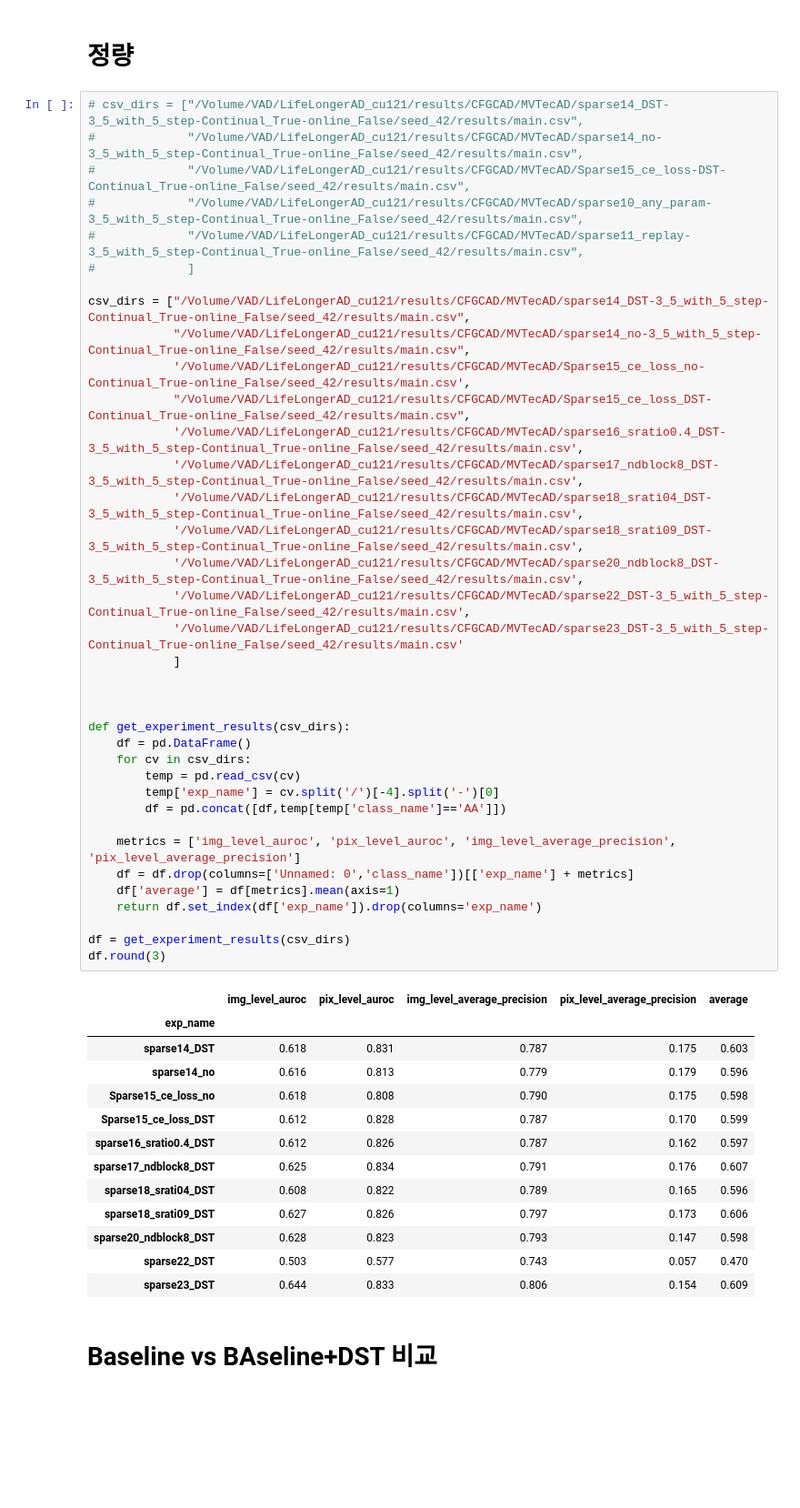
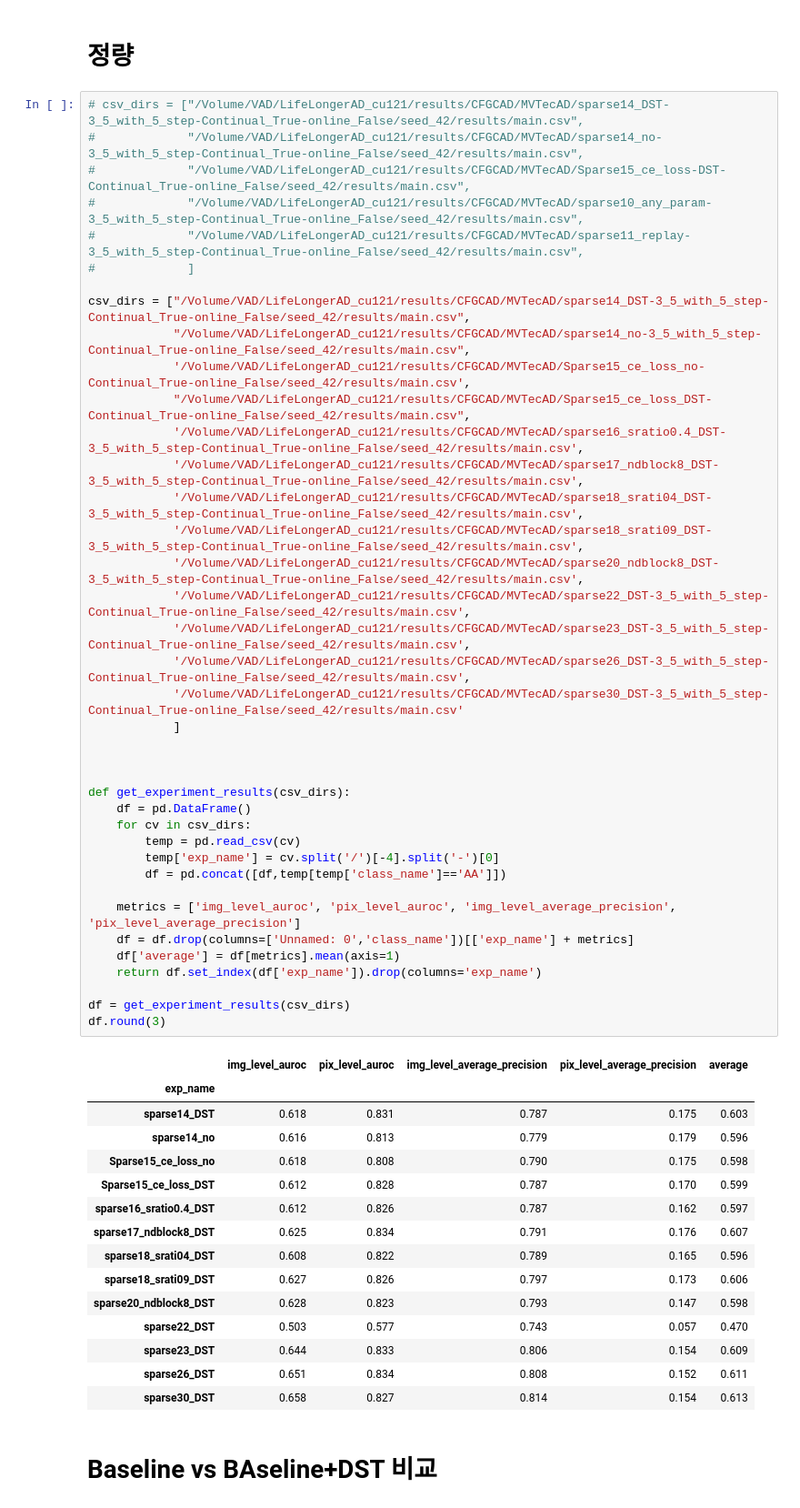
Before and after one commit to crimama/LifeLongerAD, a Jupyter notebook: notebooks/[CFGCAD] [2025-05-20] 연구미팅 보고 결과 정리.ipynb, the cells around one changed output. Shown at 91% size. Cells and saved outputs as stored; diff of their text form; blank space fills up the shorter version.

```diff
--- a/notebooks/[CFGCAD] [2025-05-20] 연구미팅 보고 결과 정리.ipynb
+++ b/notebooks/[CFGCAD] [2025-05-20] 연구미팅 보고 결과 정리.ipynb
@@ -23,39 +23,43 @@ csv_dirs = ["/Volume/VAD/LifeLongerAD_cu121/results/CFGCAD/MVTecAD/sparse14_DST-
             '/Volume/VAD/LifeLongerAD_cu121/results/CFGCAD/MVTecAD/sparse18_srati09_DST-3_5_with_5_step-Continual_True-online_False/seed_42/results/main.csv',
             '/Volume/VAD/LifeLongerAD_cu121/results/CFGCAD/MVTecAD/sparse20_ndblock8_DST-3_5_with_5_step-Continual_True-online_False/seed_42/results/main.csv',
             '/Volume/VAD/LifeLongerAD_cu121/results/CFGCAD/MVTecAD/sparse22_DST-3_5_with_5_step-Continual_True-online_False/seed_42/results/main.csv',
-            '/Volume/VAD/LifeLongerAD_cu121/results/CFGCAD/MVTecAD/sparse23_DST-3_5_with_5_step-Continual_True-online_False/seed_42/results/main.csv'
+            '/Volume/VAD/LifeLongerAD_cu121/results/CFGCAD/MVTecAD/sparse23_DST-3_5_with_5_step-Continual_True-online_False/seed_42/results/main.csv',
+            '/Volume/VAD/LifeLongerAD_cu121/results/CFGCAD/MVTecAD/sparse26_DST-3_5_with_5_step-Continual_True-online_False/seed_42/results/main.csv',
+            '/Volume/VAD/LifeLongerAD_cu121/results/CFGCAD/MVTecAD/sparse30_DST-3_5_with_5_step-Continual_True-online_False/seed_42/results/main.csv'
             ]
 
 
 
 def get_experiment_results(csv_dirs):
     df = pd.DataFrame()
     for cv in csv_dirs:
         temp = pd.read_csv(cv)
         temp['exp_name'] = cv.split('/')[-4].split('-')[0]
         df = pd.concat([df,temp[temp['class_name']=='AA']])
 
     metrics = ['img_level_auroc', 'pix_level_auroc', 'img_level_average_precision', 'pix_level_average_precision']
     df = df.drop(columns=['Unnamed: 0','class_name'])[['exp_name'] + metrics]
     df['average'] = df[metrics].mean(axis=1)
     return df.set_index(df['exp_name']).drop(columns='exp_name')
 
 df = get_experiment_results(csv_dirs)
 df.round(3)
 # %% [output]
 |  | img_level_auroc | pix_level_auroc | img_level_average_precision | pix_level_average_precision | average |
 | exp_name |  |  |  |  |  |
 | sparse14_DST | 0.618 | 0.831 | 0.787 | 0.175 | 0.603 |
 | sparse14_no | 0.616 | 0.813 | 0.779 | 0.179 | 0.596 |
 | Sparse15_ce_loss_no | 0.618 | 0.808 | 0.790 | 0.175 | 0.598 |
 | Sparse15_ce_loss_DST | 0.612 | 0.828 | 0.787 | 0.170 | 0.599 |
 | sparse16_sratio0.4_DST | 0.612 | 0.826 | 0.787 | 0.162 | 0.597 |
 | sparse17_ndblock8_DST | 0.625 | 0.834 | 0.791 | 0.176 | 0.607 |
 | sparse18_srati04_DST | 0.608 | 0.822 | 0.789 | 0.165 | 0.596 |
 | sparse18_srati09_DST | 0.627 | 0.826 | 0.797 | 0.173 | 0.606 |
 | sparse20_ndblock8_DST | 0.628 | 0.823 | 0.793 | 0.147 | 0.598 |
 | sparse22_DST | 0.503 | 0.577 | 0.743 | 0.057 | 0.470 |
 | sparse23_DST | 0.644 | 0.833 | 0.806 | 0.154 | 0.609 |
+| sparse26_DST | 0.651 | 0.834 | 0.808 | 0.152 | 0.611 |
+| sparse30_DST | 0.658 | 0.827 | 0.814 | 0.154 | 0.613 |
 # %% [markdown]
 # Baseline vs BAseline+DST 비교
 # %%
```
Also changed, not shown: 6 other files.
